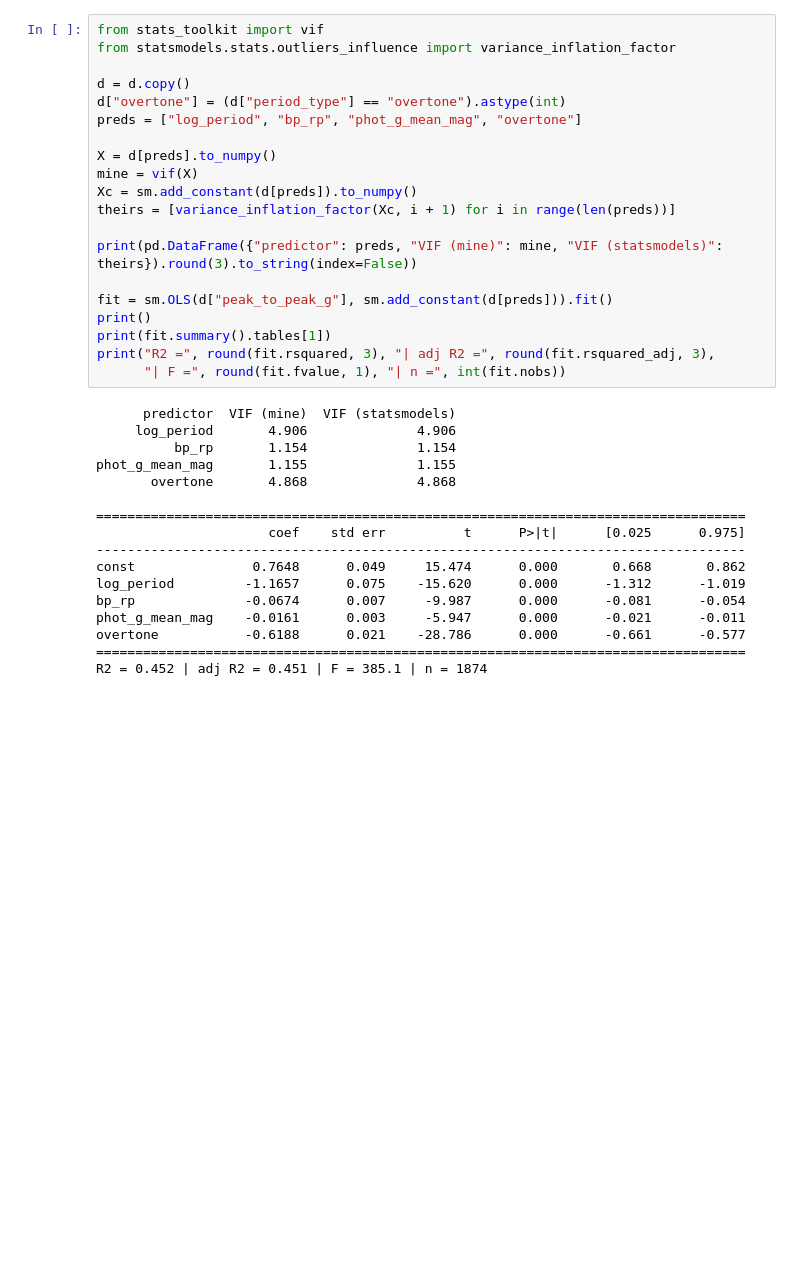
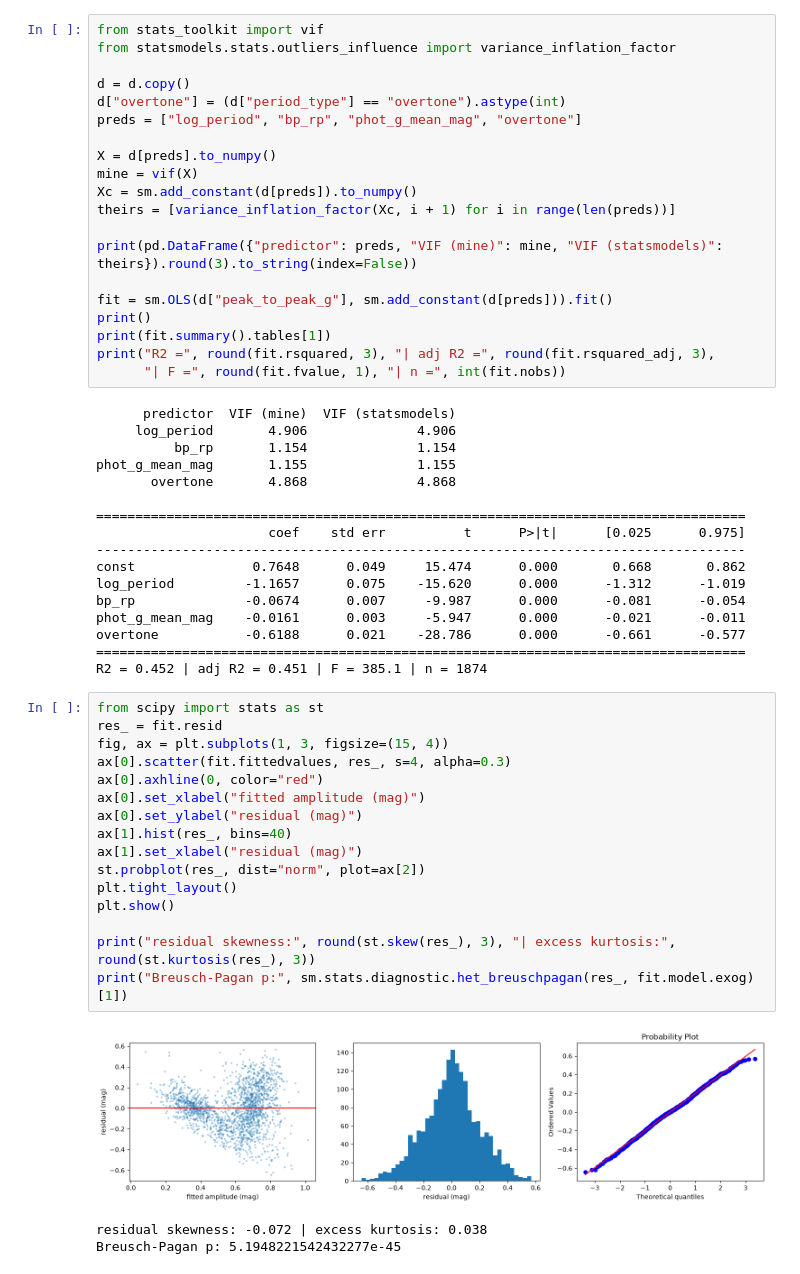
Before and after one commit to ananyamakkar/stellar-variability, a Jupyter notebook: notebooks/07_extensions.ipynb, the cells around one changed output. Cells and saved outputs as stored; diff of their text form; blank space fills up the shorter version.

Commit message:
07: residual diagnostics

```diff
--- a/notebooks/07_extensions.ipynb
+++ b/notebooks/07_extensions.ipynb
@@ -145,3 +145,23 @@ phot_g_mean_mag    -0.0161      0.003     -5.947      0.000      -0.021      -0.
 overtone           -0.6188      0.021    -28.786      0.000      -0.661      -0.577
 ===================================================================================
 R2 = 0.452 | adj R2 = 0.451 | F = 385.1 | n = 1874
+# %%
+from scipy import stats as st
+res_ = fit.resid
+fig, ax = plt.subplots(1, 3, figsize=(15, 4))
+ax[0].scatter(fit.fittedvalues, res_, s=4, alpha=0.3)
+ax[0].axhline(0, color="red")
+ax[0].set_xlabel("fitted amplitude (mag)")
+ax[0].set_ylabel("residual (mag)")
+ax[1].hist(res_, bins=40)
+ax[1].set_xlabel("residual (mag)")
+st.probplot(res_, dist="norm", plot=ax[2])
+plt.tight_layout()
+plt.show()
+
+print("residual skewness:", round(st.skew(res_), 3), "| excess kurtosis:", round(st.kurtosis(res_), 3))
+print("Breusch-Pagan p:", sm.stats.diagnostic.het_breuschpagan(res_, fit.model.exog)[1])
+# %% [output]
+[figure, added]
+residual skewness: -0.072 | excess kurtosis: 0.038
+Breusch-Pagan p: 5.1948221542432277e-45
```
